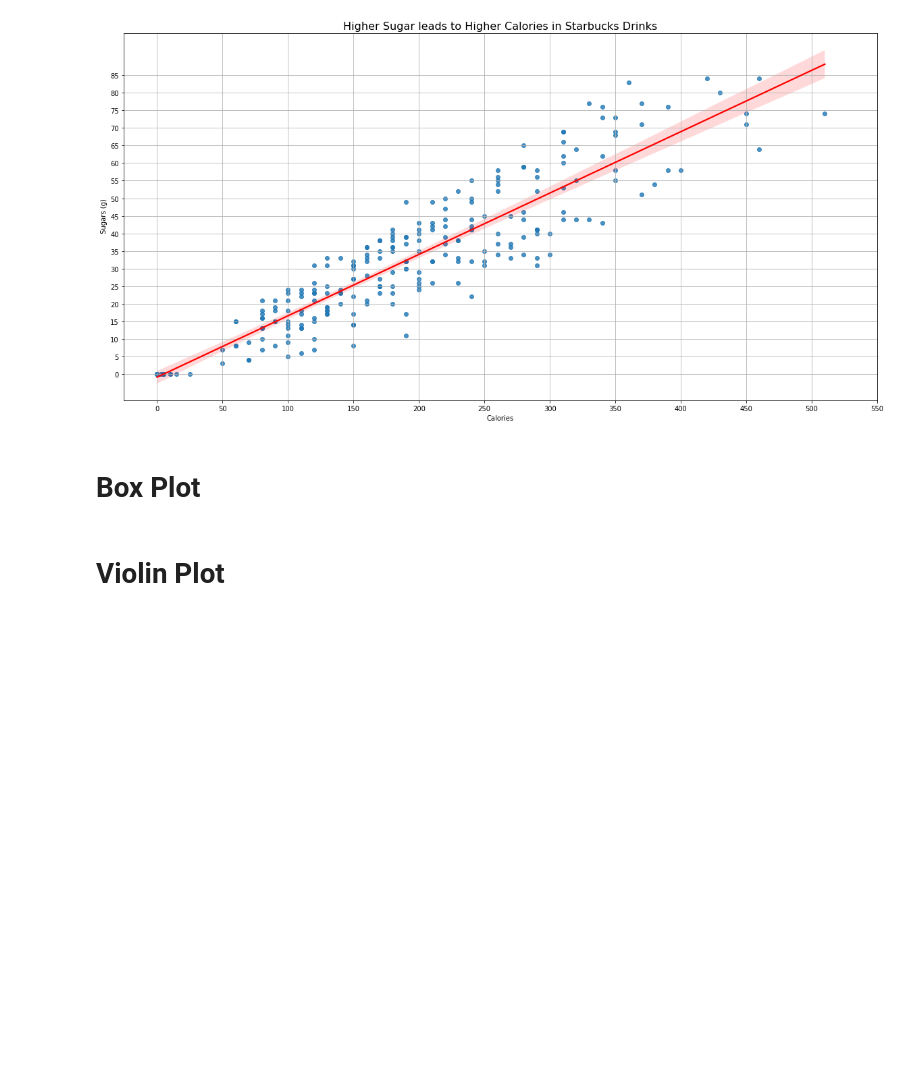
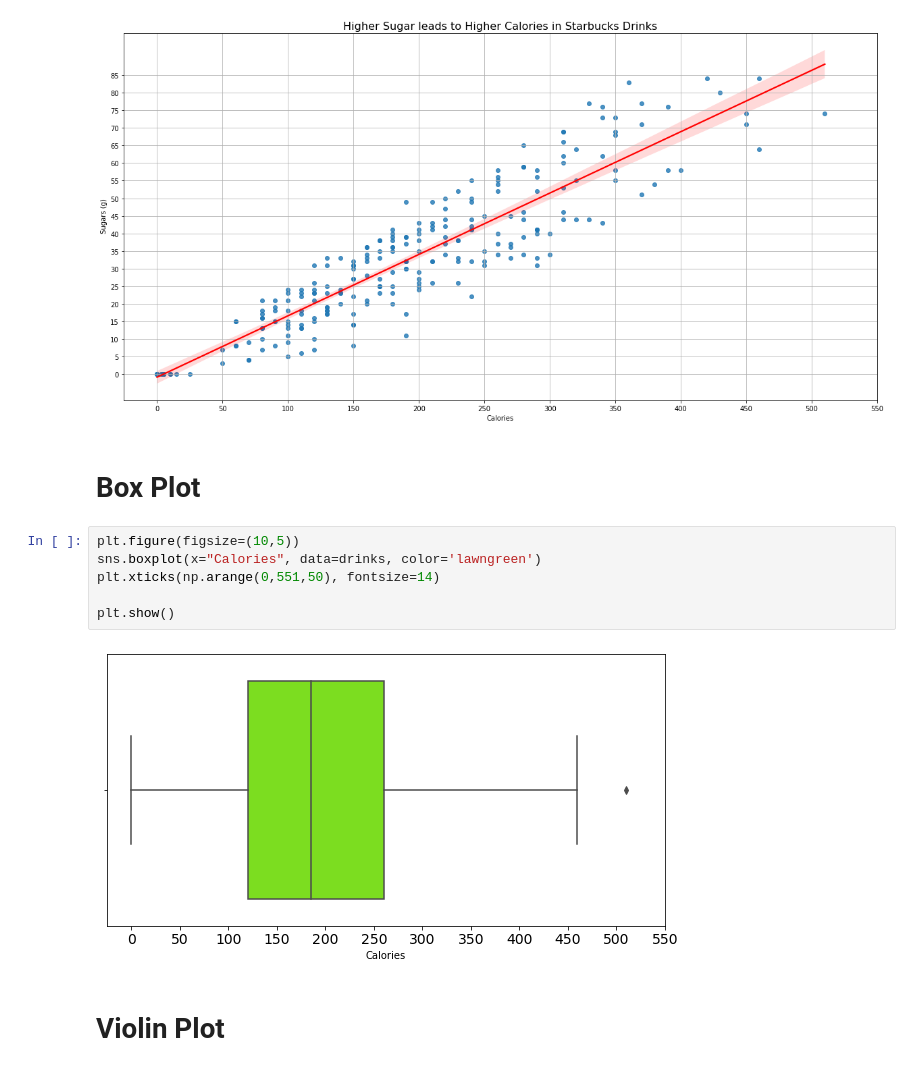
Before and after one commit to SamaSamrin/Python-Data-Visualization-Guide, a Jupyter notebook: DV_Practice.ipynb, the cells around one changed output. Saved outputs shown, nothing was run; the diff lists cells and outputs as text; blank space fills up the shorter version.

Commit message:
Box plot with a single color

```diff
--- a/DV_Practice.ipynb
+++ b/DV_Practice.ipynb
@@ -330,5 +330,13 @@ plt.show()
 [figure]
 # %% [markdown]
 #  Box Plot
+# %%
+plt.figure(figsize=(10,5))
+sns.boxplot(x="Calories", data=drinks, color='lawngreen')
+plt.xticks(np.arange(0,551,50), fontsize=14)
+
+plt.show()
+# %% [output]
+[figure, added]
 # %% [markdown]
 # Violin Plot
```
